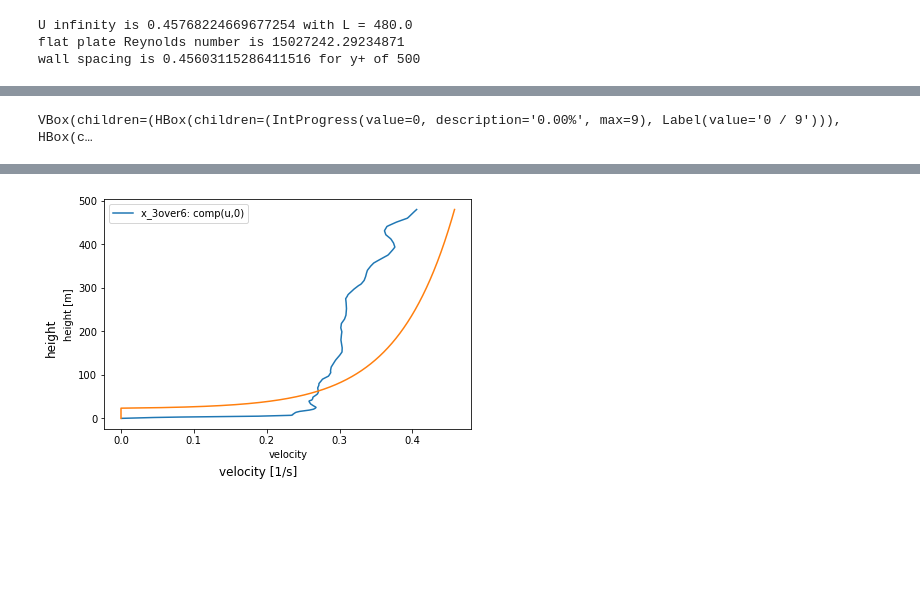
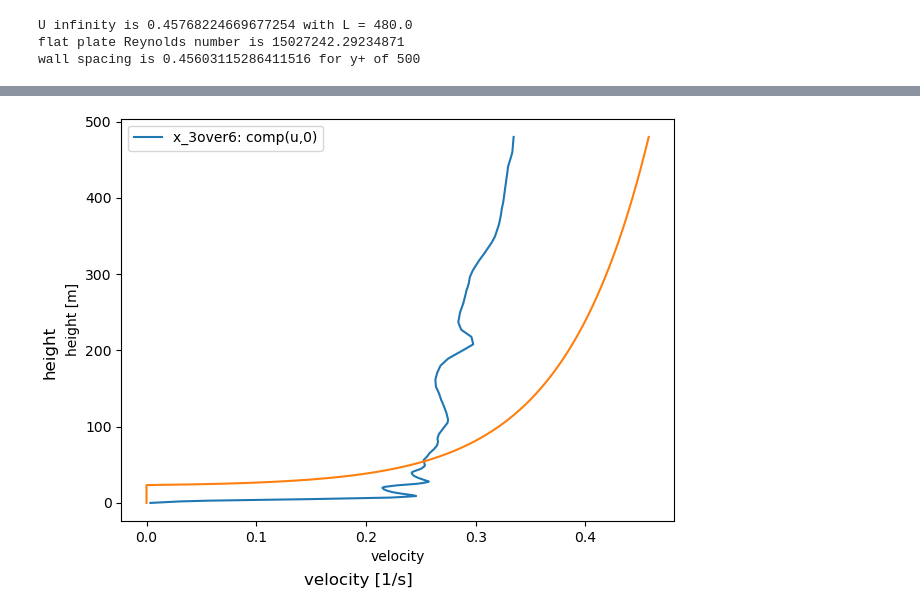
Before and after one commit to nbachand/city_block_cfd, a Jupyter notebook: domain_post-processing.ipynb, the cells around one changed output, grey strips where cells are left out. Cells and saved outputs as stored; diff of their text form; code cells hidden in the pictures; blank space fills up the shorter version.

```diff
--- a/domain_post-processing.ipynb
+++ b/domain_post-processing.ipynb
@@ -136,14 +141,14 @@ KeyboardInterrupt:
 # %%
 probes.profile_plots(
     # names = ['x_3over6'],
-    steps = probes.probe_steps[-100:],
+    steps = probes.probe_steps[-10:],
     quants = ['comp(u,0)'],
     plot_params = {
         'stack span' : 'y',
         'xlabel': 'velocity [1/s]',
         'ylabel' : 'height'
         },
-    parrallel=True
+    # parrallel=True
     )
 
 physics_setup.plot_log_wind()
@@ -154 +158,0 @@ INFO: Pandarallel will use Memory file system to transfer data between the main
-VBox(children=(HBox(children=(IntProgress(value=0, description='0.00%', max=9), Label(value='0 / 9'))), HBox(c…
@@ -157 +159 @@ memorizing data took 0 seconds
-[figure, old version]
+[figure, new version]
```
Also changed, not shown: parts of 8 cells of this notebook, 1 other file.
